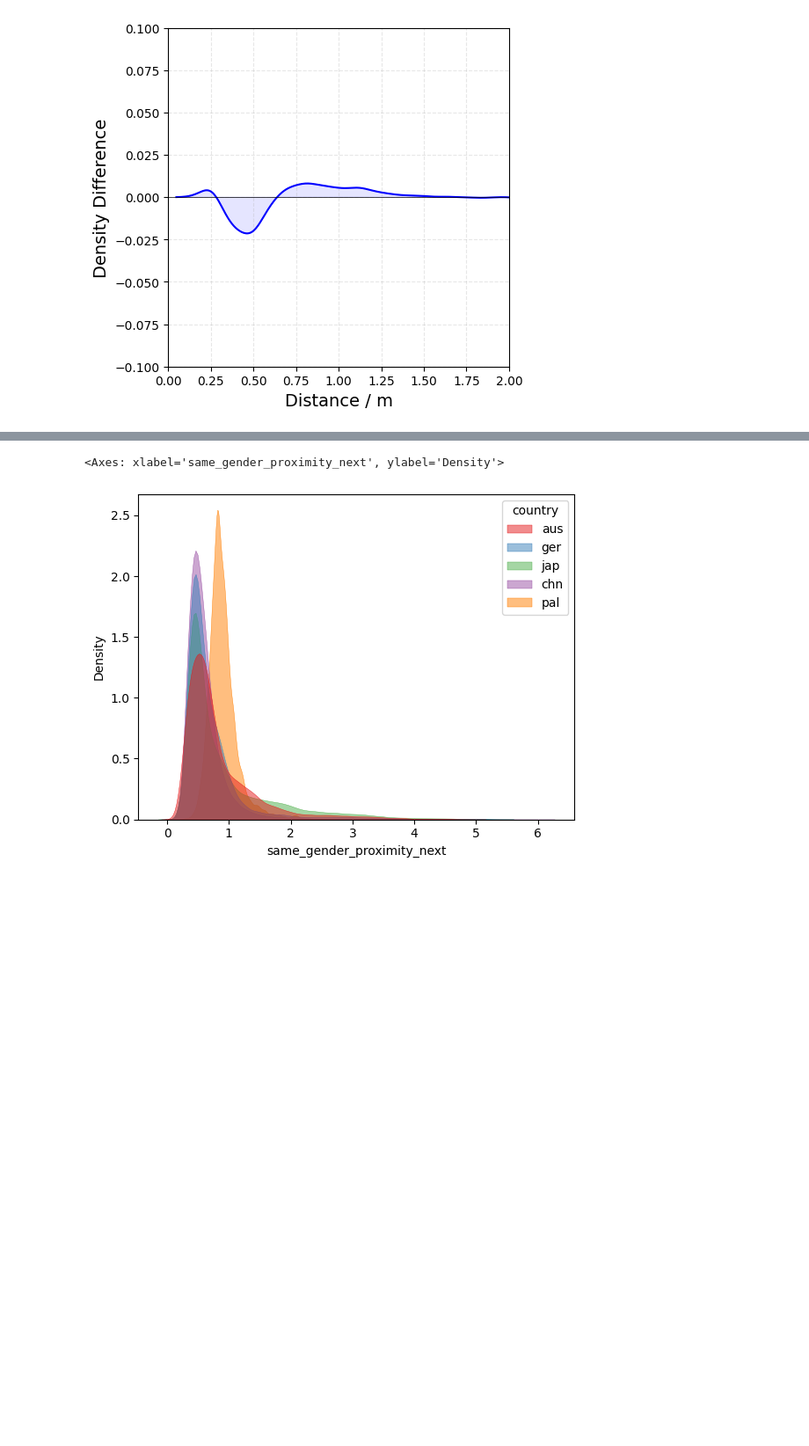
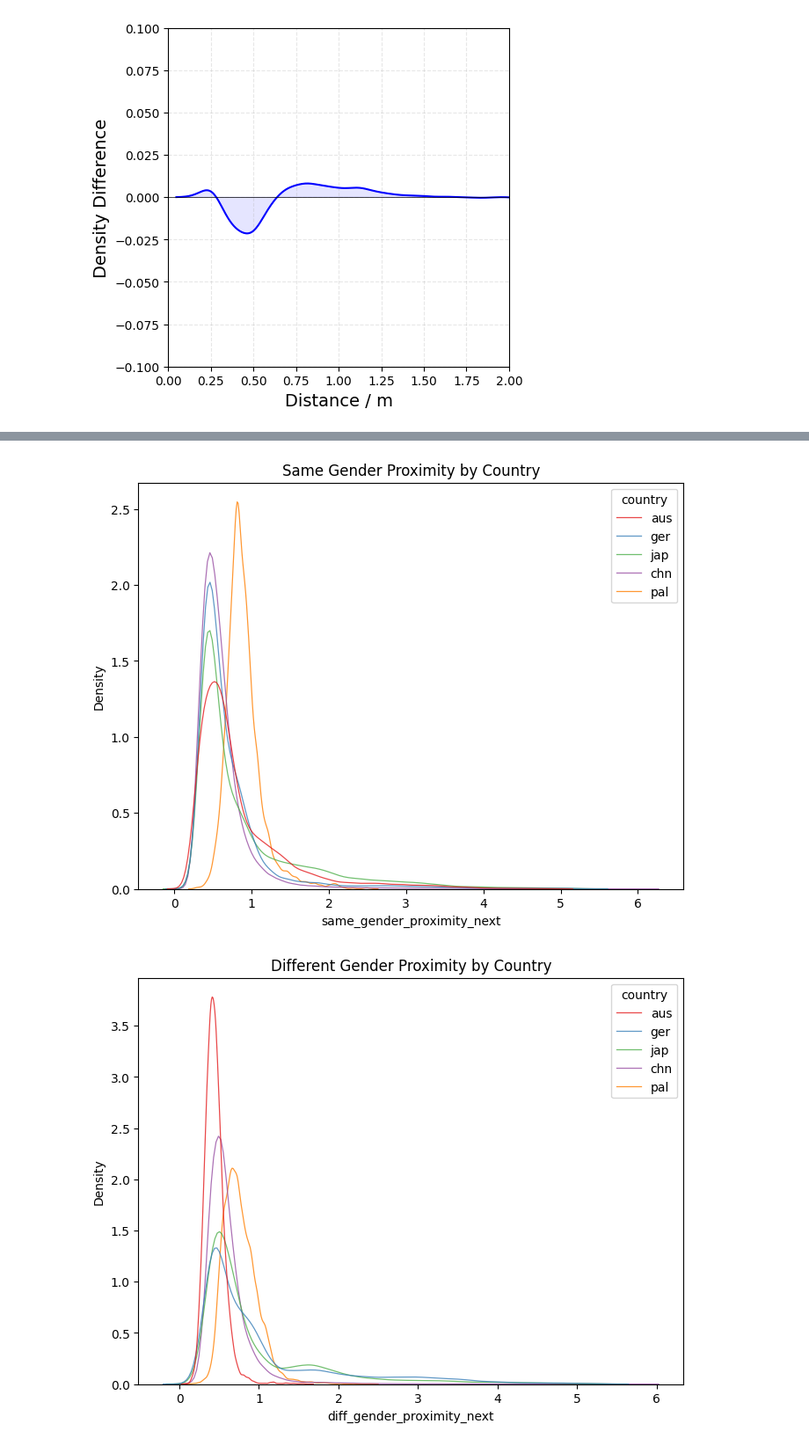
Before and after one commit to PedestrianDynamics/gender-experiments, a Jupyter notebook: notebooks/pdf.ipynb, the cells around one changed output, grey strips where cells are left out. Shown at 88% size. Saved outputs shown, nothing was run; the diff lists cells and outputs as text; code cells hidden in the pictures; blank space fills up the shorter version.

```diff
--- a/notebooks/pdf.ipynb
+++ b/notebooks/pdf.ipynb
@@ -299,16 +345,34 @@ sns.kdeplot(
 # %%
 df_sorted = df.sort_values(by='country', ascending=False)
+plt.figure(figsize=(8, 6))
 sns.kdeplot(
     data=df,
     x="same_gender_proximity_next",
     hue="country",
     multiple="layer",
-    fill=True,
+    fill=False,
     common_norm=False,
     palette="Set1",
-    alpha=0.5,
-    linewidth=0.3,
+    alpha=0.8,
+    linewidth=0.9,
 )
+plt.title('Same Gender Proximity by Country')
+plt.show()
+
+plt.figure(figsize=(8, 6))
+sns.kdeplot(
+    data=df,
+    x="diff_gender_proximity_next",
+    hue="country",
+    multiple="layer",
+    fill=False,
+    common_norm=False,
+    palette="Set1",
+    alpha=0.8,
+    linewidth=0.9,
+)
+plt.title('Different Gender Proximity by Country')
+plt.show()
 # %% [output]
-<Axes: xlabel='same_gender_proximity_next', ylabel='Density'>
-[figure, old version]
+[figure, new version]
+[figure, added]
```
Also changed, not shown: parts of 13 cells of this notebook, 6 other files.
